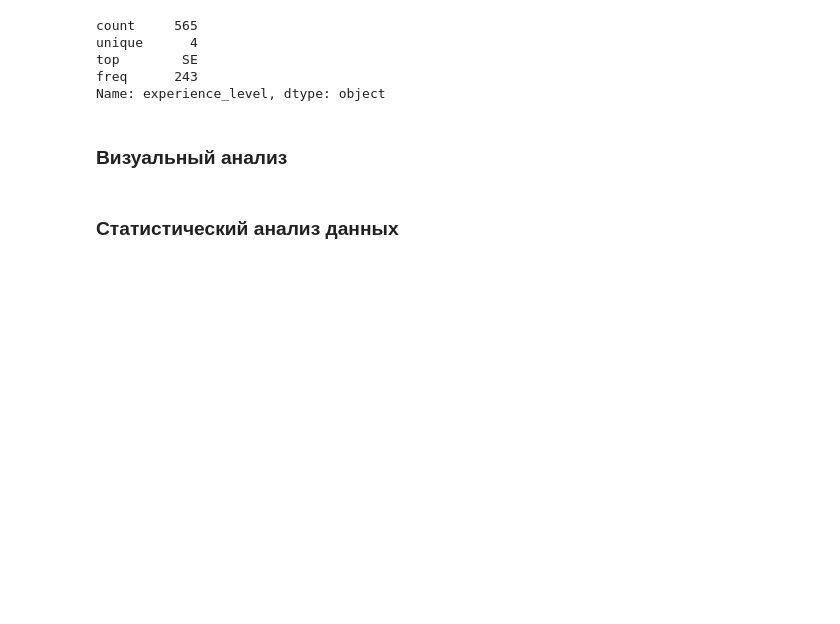
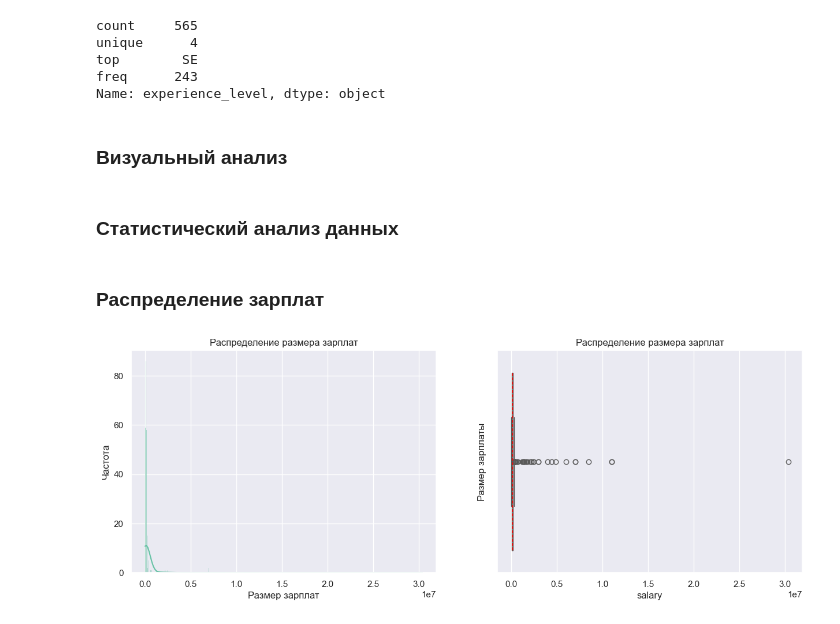
Before and after one commit to ivajazz/EDA_4, a Jupyter notebook: EDA_dz.ipynb, the cells around one changed output. Cells and saved outputs as stored; diff of their text form; code cells hidden in the pictures; blank space fills up the shorter version.

Commit message:
Построил два графика распределения уровня зарплат

```diff
--- a/EDA_dz.ipynb
+++ b/EDA_dz.ipynb
@@ -207,3 +207,19 @@ def decision_hypothesis(p):
         print('p-значение меньше, чем заданный уровень значимости {:.2f}. Отвергаем нулевую гипотезу в пользу альтернативной.'.format(alpha))
     else:
         print('p-значение больше, чем заданный уровень значимости {:.2f}. У нас нет оснований отвергнуть нулевую гипотезу.'.format(alpha))
+# %% [markdown]
+### Распределение зарплат
+# %%
+fig, axes = plt.subplots(1, 2, figsize=(15, 5))
+
+sns.histplot(df['salary'], kde=True, ax=axes[0])
+axes[0].set(xlabel='Размер зарплат', ylabel='Частота')
+axes[0].set_title('Распределение размера зарплат')
+
+sns.boxplot(df['salary'], ax=axes[1], orient='h', medianprops={'color': 'red', 'linestyle': '--'})
+axes[1].set(ylabel='Размер зарплаты')
+axes[1].set_title('Распределение размера зарплат')
+
+plt.show()
+# %% [output]
+[figure, added]
```
